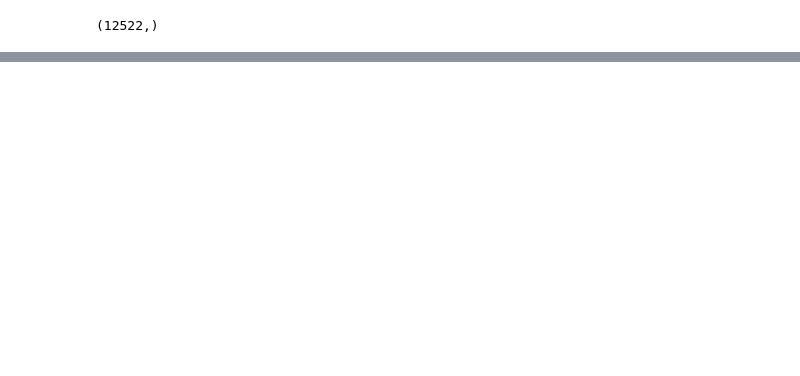
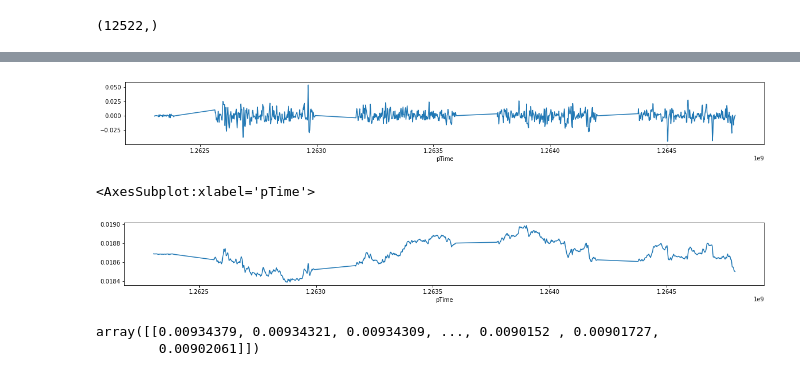
Before and after one commit to denisvivdenko/stock-prices-pattern-recognition, a Jupyter notebook: notebooks/stumpy_experiment.ipynb, the cells around one changed output, grey strips where cells are left out. Cells and saved outputs as stored; diff of their text form; code cells hidden in the pictures; blank space fills up the shorter version.

```diff
--- a/notebooks/stumpy_experiment.ipynb
+++ b/notebooks/stumpy_experiment.ipynb
@@ -130,0 +163,4 @@ dtype: float64
+# %%
+derivatives = normalize([get_derivatives(timeseries)])
+# %%
+derivatives = pd.Series(data=derivatives[0], index=timeseries.index[:-1])
@@ -130,0 +183,15 @@ dtype: float64
+# %%
+plt.figure(figsize=(20, 2))
+sns.lineplot(data=derivatives[:1000])
+plt.show()
+plt.figure(figsize=(20, 2))
+sns.lineplot(data=norm_timeseries[:1000])
+# %% [output]
+[figure, added]
+<AxesSubplot:xlabel='pTime'>
+[figure, added]
+# %%
+normalize([timeseries])
+# %% [output]
+array([[0.00934379, 0.00934321, 0.00934309, ..., 0.0090152 , 0.00901727,
+        0.00902061]])
```
Also changed, not shown: parts of 21 cells of this notebook.
